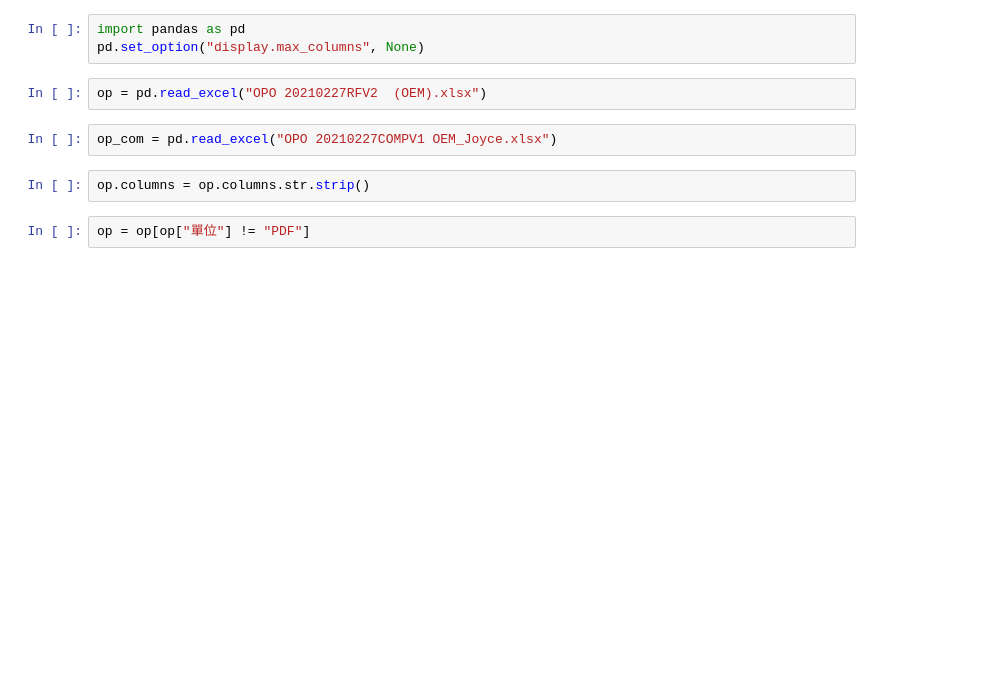
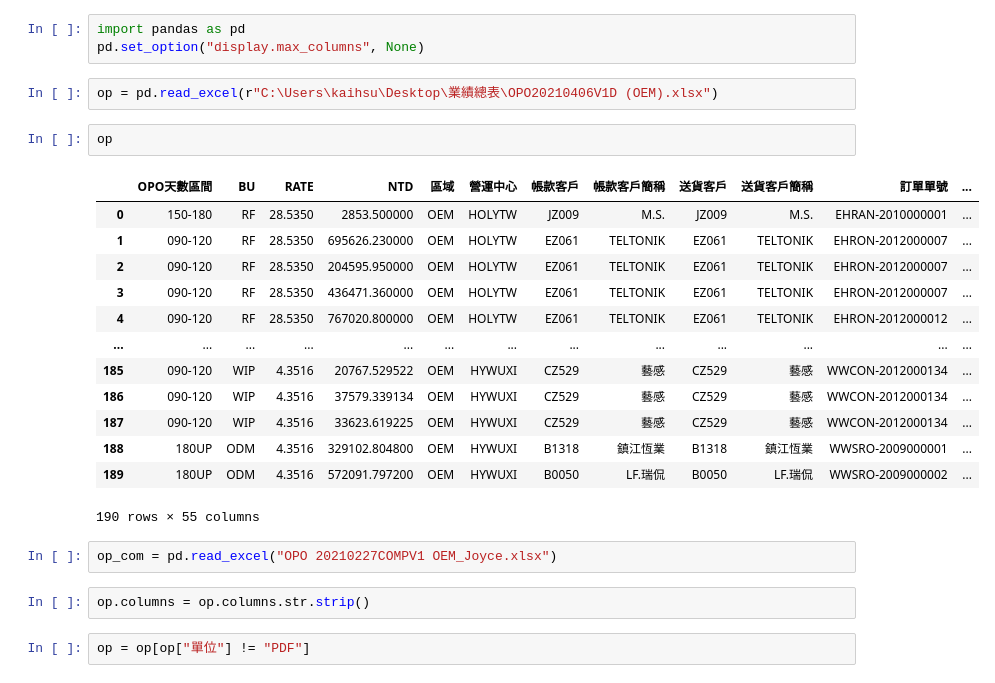
Before and after one commit to jimmyhsu1010/INPAQ_Python_project, a Jupyter notebook: 數據整理/Open OP_Overdue/opo_overdue_preprocessing.ipynb, the cells around one changed output. Cells and saved outputs as stored; diff of their text form; blank space fills up the shorter version.

```diff
--- a/數據整理/Open OP_Overdue/opo_overdue_preprocessing.ipynb
+++ b/數據整理/Open OP_Overdue/opo_overdue_preprocessing.ipynb
@@ -2,7 +2,23 @@
 import pandas as pd
 pd.set_option("display.max_columns", None)
 # %%
-op = pd.read_excel("OPO 20210227RFV2  (OEM).xlsx")
+op = pd.read_excel(r"C:\Users\kaihsu\Desktop\業績總表\OPO20210406V1D (OEM).xlsx")
+# %%
+op
+# %% [output]
+|  | OPO天數區間 | BU | RATE | NTD | 區域 | 營運中心 | 帳款客戶 | 帳款客戶簡稱 | 送貨客戶 | 送貨客戶簡稱 | 訂單單號 | ... |
+| 0 | 150-180 | RF | 28.5350 | 2853.500000 | OEM | HOLYTW | JZ009 | M.S. | JZ009 | M.S. | EHRAN-2010000001 | ... |
+| 1 | 090-120 | RF | 28.5350 | 695626.230000 | OEM | HOLYTW | EZ061 | TELTONIK | EZ061 | TELTONIK | EHRON-2012000007 | ... |
+| 2 | 090-120 | RF | 28.5350 | 204595.950000 | OEM | HOLYTW | EZ061 | TELTONIK | EZ061 | TELTONIK | EHRON-2012000007 | ... |
+| 3 | 090-120 | RF | 28.5350 | 436471.360000 | OEM | HOLYTW | EZ061 | TELTONIK | EZ061 | TELTONIK | EHRON-2012000007 | ... |
+| 4 | 090-120 | RF | 28.5350 | 767020.800000 | OEM | HOLYTW | EZ061 | TELTONIK | EZ061 | TELTONIK | EHRON-2012000012 | ... |
+| ... | ... | ... | ... | ... | ... | ... | ... | ... | ... | ... | ... | ... |
+| 185 | 090-120 | WIP | 4.3516 | 20767.529522 | OEM | HYWUXI | CZ529 | 藝感 | CZ529 | 藝感 | WWCON-2012000134 | ... |
+| 186 | 090-120 | WIP | 4.3516 | 37579.339134 | OEM | HYWUXI | CZ529 | 藝感 | CZ529 | 藝感 | WWCON-2012000134 | ... |
+| 187 | 090-120 | WIP | 4.3516 | 33623.619225 | OEM | HYWUXI | CZ529 | 藝感 | CZ529 | 藝感 | WWCON-2012000134 | ... |
+| 188 | 180UP | ODM | 4.3516 | 329102.804800 | OEM | HYWUXI | B1318 | 鎮江恆業 | B1318 | 鎮江恆業 | WWSRO-2009000001 | ... |
+| 189 | 180UP | ODM | 4.3516 | 572091.797200 | OEM | HYWUXI | B0050 | LF.瑞侃 | B0050 | LF.瑞侃 | WWSRO-2009000002 | ... |
+190 rows × 55 columns
 # %%
 op_com = pd.read_excel("OPO 20210227COMPV1 OEM_Joyce.xlsx")
 # %%
```
Also changed, not shown: parts of 6 cells of this notebook, 5 other files.
